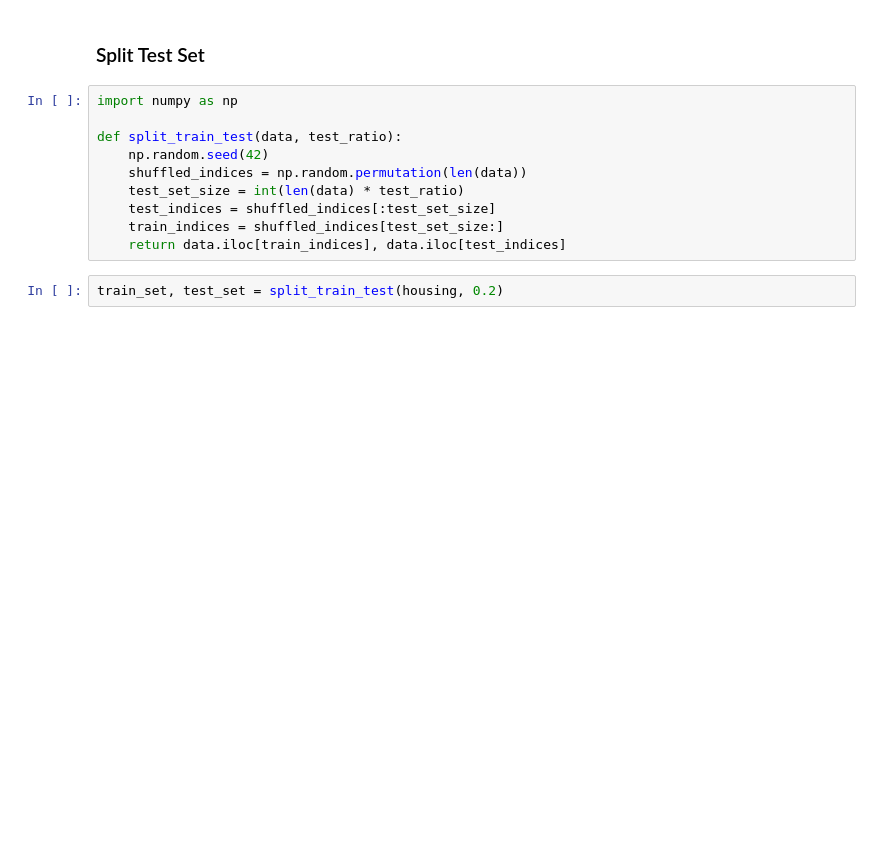
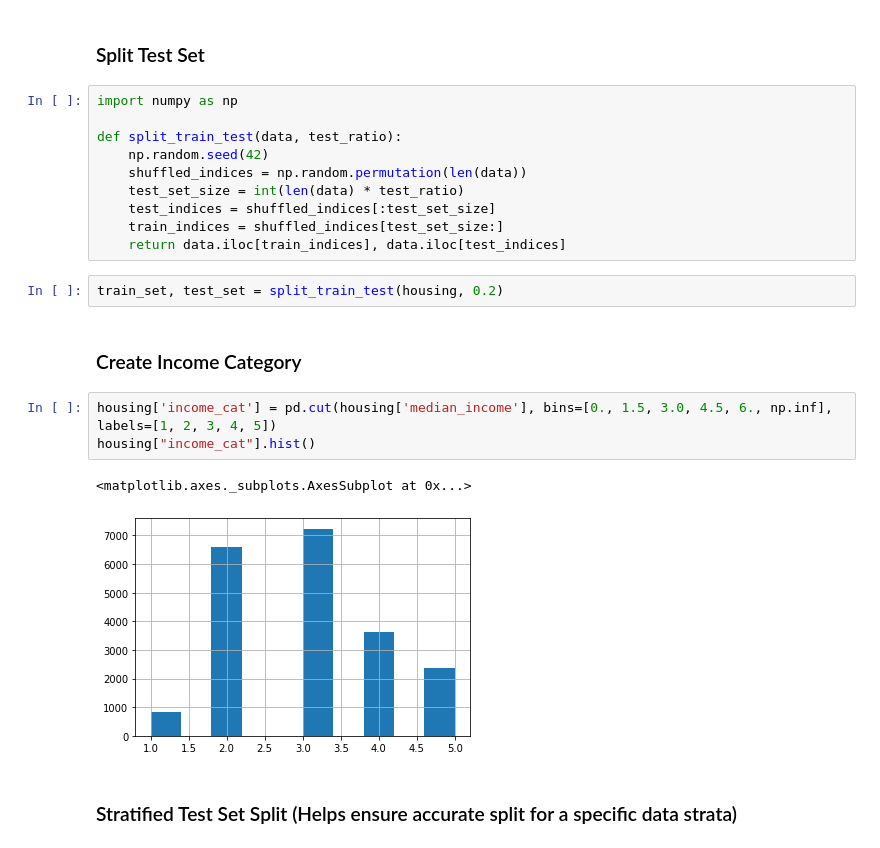
Before and after one commit to adchristen/ml-beginner-poc, a Jupyter notebook: Housing.ipynb, the cells around one changed output. Saved outputs shown, nothing was run; the diff lists cells and outputs as text; blank space fills up the shorter version.

```diff
--- a/Housing.ipynb
+++ b/Housing.ipynb
@@ -57,3 +97,13 @@ def split_train_test(data, test_ratio):
     return data.iloc[train_indices], data.iloc[test_indices]
 # %%
 train_set, test_set = split_train_test(housing, 0.2)
+# %% [markdown]
+### Create Income Category
+# %%
+housing['income_cat'] = pd.cut(housing['median_income'], bins=[0., 1.5, 3.0, 4.5, 6., np.inf], labels=[1, 2, 3, 4, 5])
+housing["income_cat"].hist()
+# %% [output]
+<matplotlib.axes._subplots.AxesSubplot at 0x...>
+[figure, added]
+# %% [markdown]
+### Stratified Test Set Split (Helps ensure accurate split for a specific data strata)
```
Also changed, not shown: parts of 34 cells of this notebook, 1 other file.
